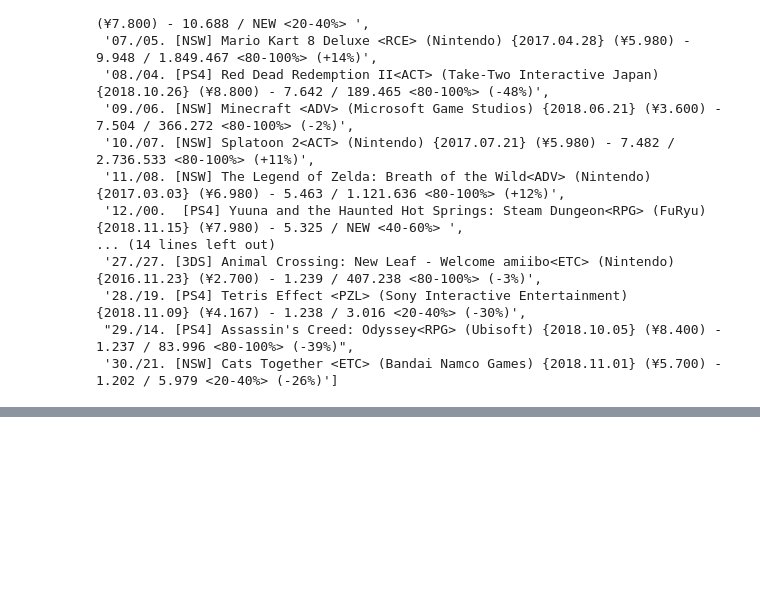
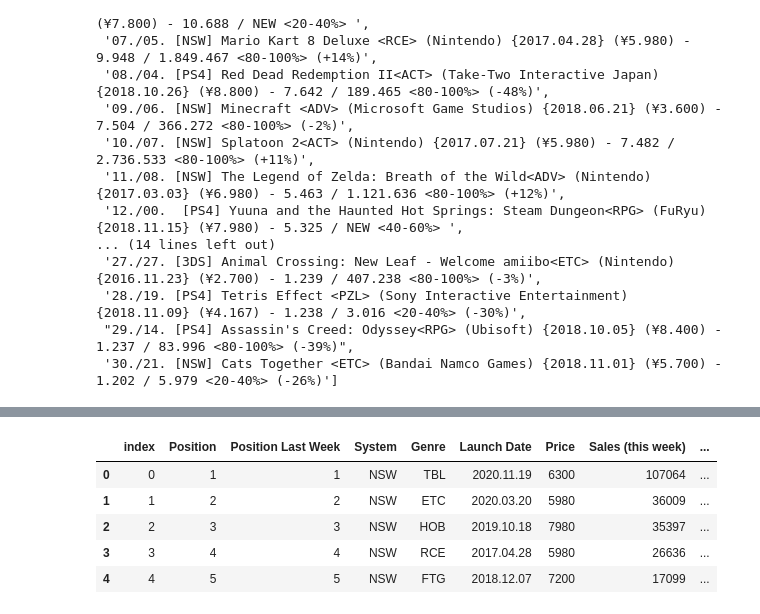
Before and after one commit to nachordo/vg_jp_sales, a Jupyter notebook: sales-vg-sw.ipynb, the cells around one changed output, grey strips where cells are left out. Cells and saved outputs as stored; diff of their text form; code cells hidden in the pictures; blank space fills up the shorter version.

```diff
--- a/sales-vg-sw.ipynb
+++ b/sales-vg-sw.ipynb
@@ -171,3 +222,29 @@ url="https://www.resetera.com/threads/media-create-sales-archive-thread.4115/"
 ustitles = requests.get(url)
 soup = BeautifulSoup(ustitles.text)
 links=soup.findAll("a", {"class": "link link--internal"})  #class="link link--internal"
+# %%
+links_clean=[]
+links_data=[]
+dff = pd.DataFrame()
+error=[]
+for el in links[::-1]:
+    if ( el.get('href').find("new-used") < 0):
+        try:
+            links_clean.append(el.get('href'))
+            text_tab=obtain_top30_text(obtain_post(links_clean[-1]))
+            temp=links_clean[-1].split(".")[2].split("-")[-6:]
+            links_data.append([int(temp[1]),int(temp[0]),temp[2]+" "+temp[3]+" / "+temp[4]+" "+temp[5]])
+            dff=dff.append(create_top30_list(text_tab,int(temp[1]),int(temp[0]),temp[2]+" "+temp[3]+" / "+temp[4]+" "+temp[5]))
+        except:
+            error.append(links_clean[-1])
+
+dff=dff.reset_index()
+# %%
+dff.head()
+# %% [output]
+|  | index | Position | Position Last Week | System | Genre | Launch Date | Price | Sales (this week) | ... |
+| 0 | 0 | 1 | 1 | NSW | TBL | 2020.11.19 | 6300 | 107064 | ... |
+| 1 | 1 | 2 | 2 | NSW | ETC | 2020.03.20 | 5980 | 36009 | ... |
+| 2 | 2 | 3 | 3 | NSW | HOB | 2019.10.18 | 7980 | 35397 | ... |
+| 3 | 3 | 4 | 4 | NSW | RCE | 2017.04.28 | 5980 | 26636 | ... |
+| 4 | 4 | 5 | 5 | NSW | FTG | 2018.12.07 | 7200 | 17099 | ... |
```
Also changed, not shown: parts of 7 cells of this notebook, 1 other file.
